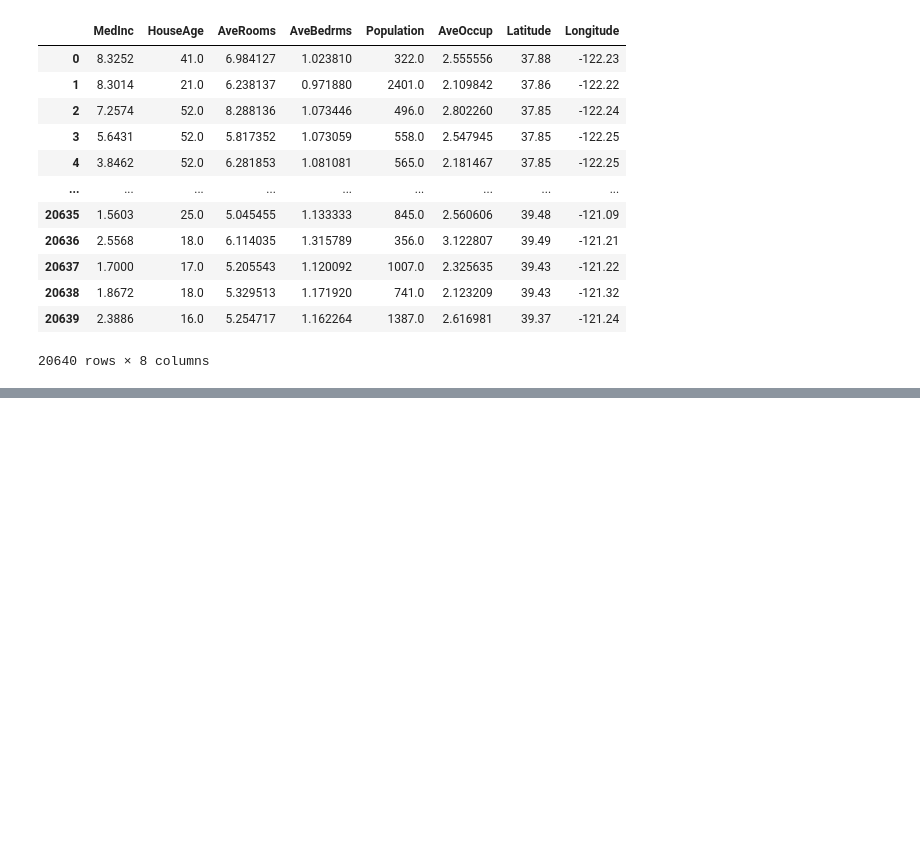
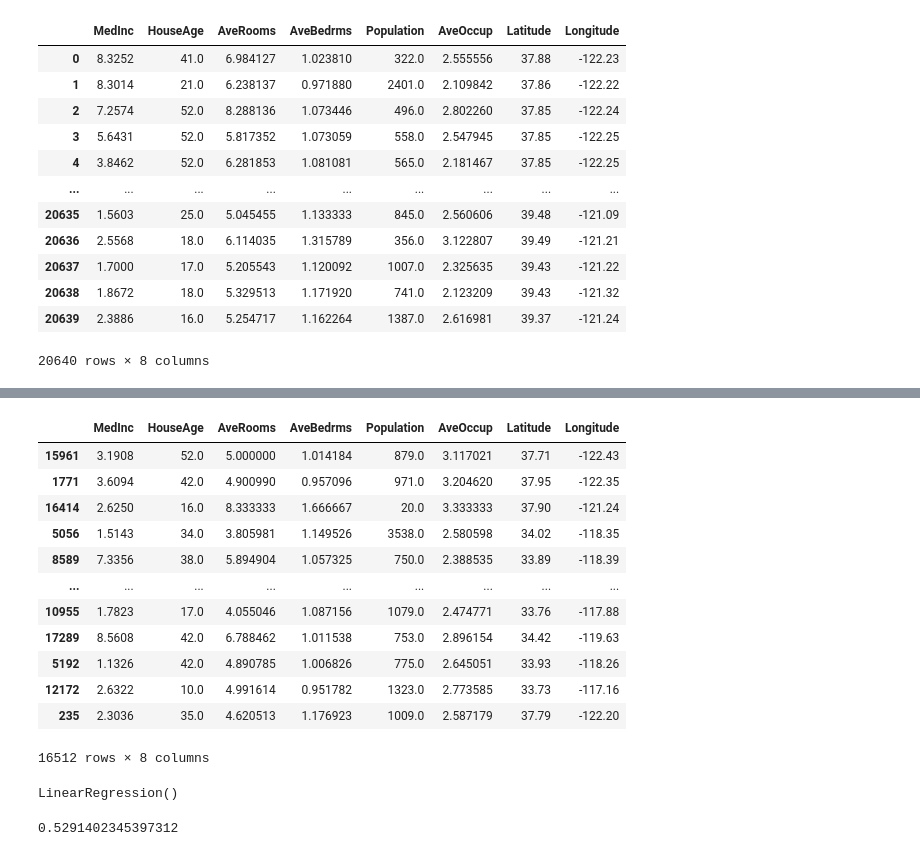
Before and after one commit to arybadj/machine-learning, a Jupyter notebook: multiple linear regreesion/mlr-2.ipynb, the cells around one changed output, grey strips where cells are left out. Drawn from its saved outputs; the diff is of its cells as text; code cells hidden in the pictures; blank space fills up the shorter version.

Commit message:
model is modeling

```diff
--- a/multiple linear regreesion/mlr-2.ipynb
+++ b/multiple linear regreesion/mlr-2.ipynb
@@ -122,2 +121,3 @@ sns.heatmap(df.corr(),annot=True)
 # %%
-df
+xx=df.iloc[:,:-1]
+y=df.iloc[:,-1]
@@ -123,0 +190,19 @@ df
+# %%
+from sklearn.model_selection import train_test_split
+x_train,x_test,y_train,y_test=train_test_split(xx,y,test_size=0.2,random_state=1)
+# %%
+x_train
+# %% [output]
+|  | MedInc | HouseAge | AveRooms | AveBedrms | Population | AveOccup | Latitude | Longitude |
+| 15961 | 3.1908 | 52.0 | 5.000000 | 1.014184 | 879.0 | 3.117021 | 37.71 | -122.43 |
+| 1771 | 3.6094 | 42.0 | 4.900990 | 0.957096 | 971.0 | 3.204620 | 37.95 | -122.35 |
+| 16414 | 2.6250 | 16.0 | 8.333333 | 1.666667 | 20.0 | 3.333333 | 37.90 | -121.24 |
+| 5056 | 1.5143 | 34.0 | 3.805981 | 1.149526 | 3538.0 | 2.580598 | 34.02 | -118.35 |
+| 8589 | 7.3356 | 38.0 | 5.894904 | 1.057325 | 750.0 | 2.388535 | 33.89 | -118.39 |
+| ... | ... | ... | ... | ... | ... | ... | ... | ... |
+| 10955 | 1.7823 | 17.0 | 4.055046 | 1.087156 | 1079.0 | 2.474771 | 33.76 | -117.88 |
+| 17289 | 8.5608 | 42.0 | 6.788462 | 1.011538 | 753.0 | 2.896154 | 34.42 | -119.63 |
+| 5192 | 1.1326 | 42.0 | 4.890785 | 1.006826 | 775.0 | 2.645051 | 33.93 | -118.26 |
+| 12172 | 2.6322 | 10.0 | 4.991614 | 0.951782 | 1323.0 | 2.773585 | 33.73 | -117.16 |
+| 235 | 2.3036 | 35.0 | 4.620513 | 1.176923 | 1009.0 | 2.587179 | 37.79 | -122.20 |
+16512 rows × 8 columns
@@ -123,0 +212,4 @@ df
+# %%
+model.fit(x_train,y_train)
+# %% [output]
+LinearRegression()
@@ -123,0 +218,5 @@ df
+# %%
+from sklearn.metrics import mean_squared_error
+mean_squared_error(y_test,y_pred)
+# %% [output]
+0.5291402345397312
```
Also changed, not shown: parts of 19 cells of this notebook, 1 other file.
